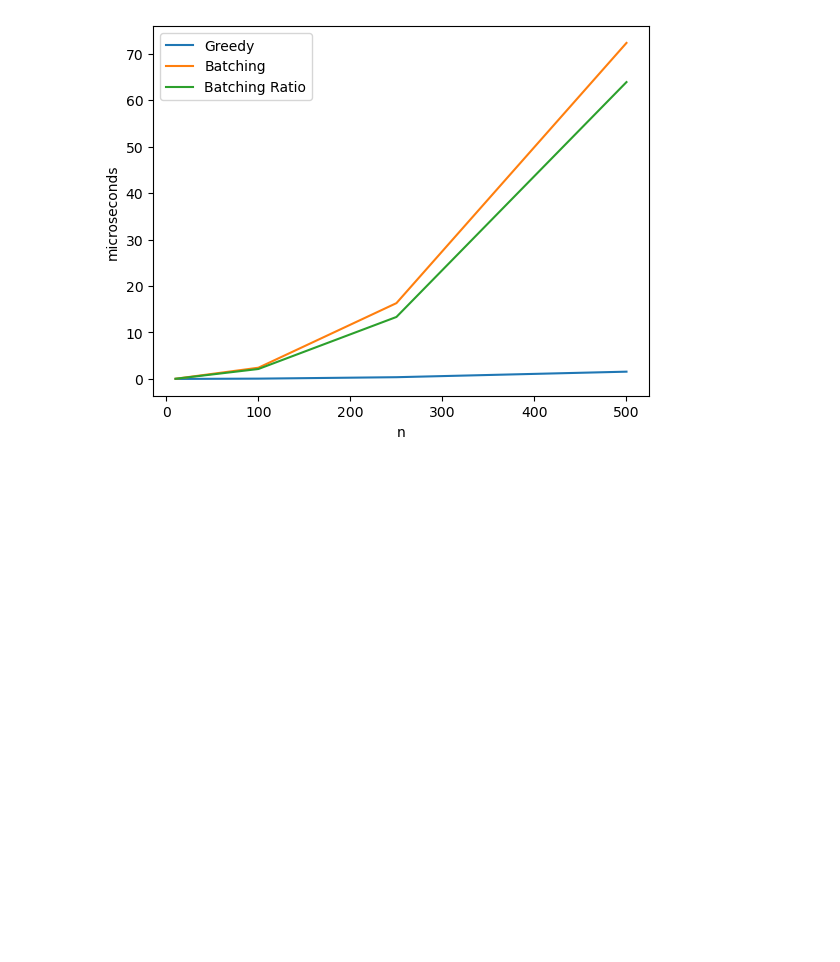
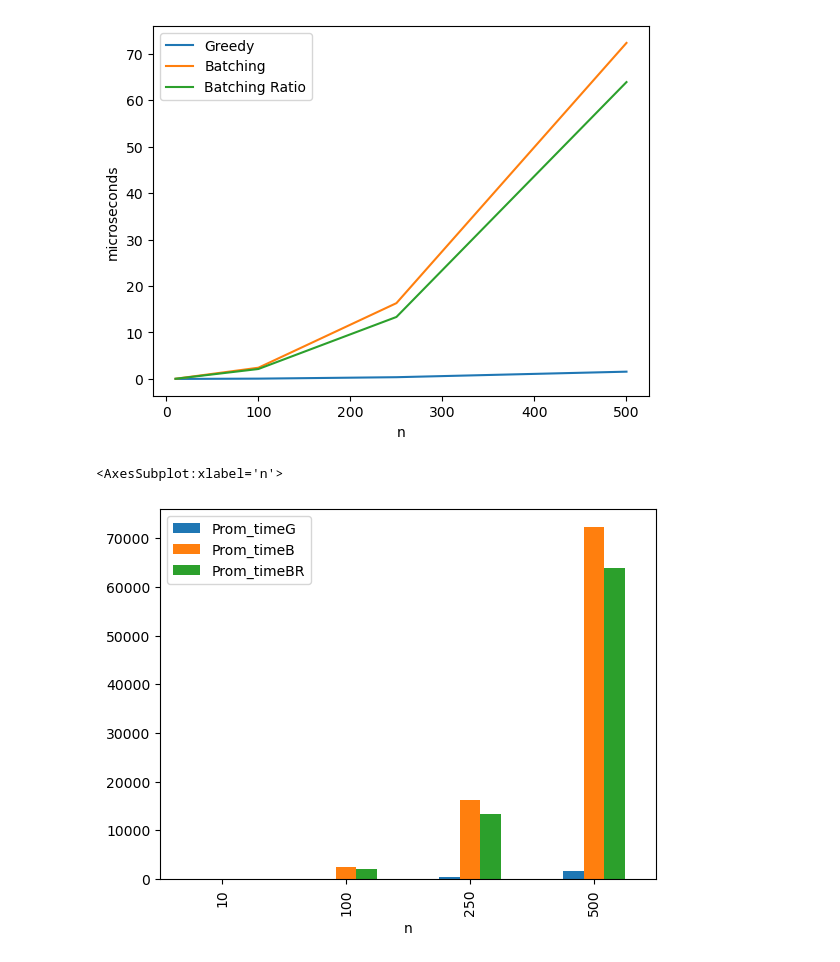
Before and after one commit to T1Pyscientist/TP1_TD5, a Jupyter notebook: data_proc.ipynb, the cells around one changed output. Saved outputs shown, nothing was run; the diff lists cells and outputs as text; code cells hidden in the pictures; blank space fills up the shorter version.

```diff
--- a/data_proc.ipynb
+++ b/data_proc.ipynb
@@ -167,3 +196,12 @@ ax1.set_xlabel('n')
 plt.show()
 # %% [output]
 [figure]
+# %%
+filtro = ['n','Prom_timeG', 'Prom_timeB', 'Prom_timeBR']
+
+data = df2[filtro]
+
+data.plot.bar(x="n")
+# %% [output]
+<AxesSubplot:xlabel='n'>
+[figure, added]
```
Also changed, not shown: parts of 4 cells of this notebook.
